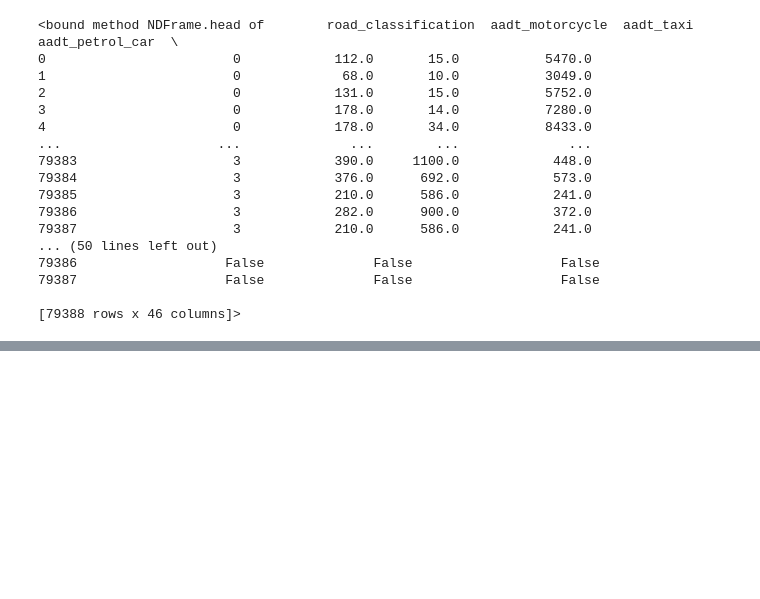
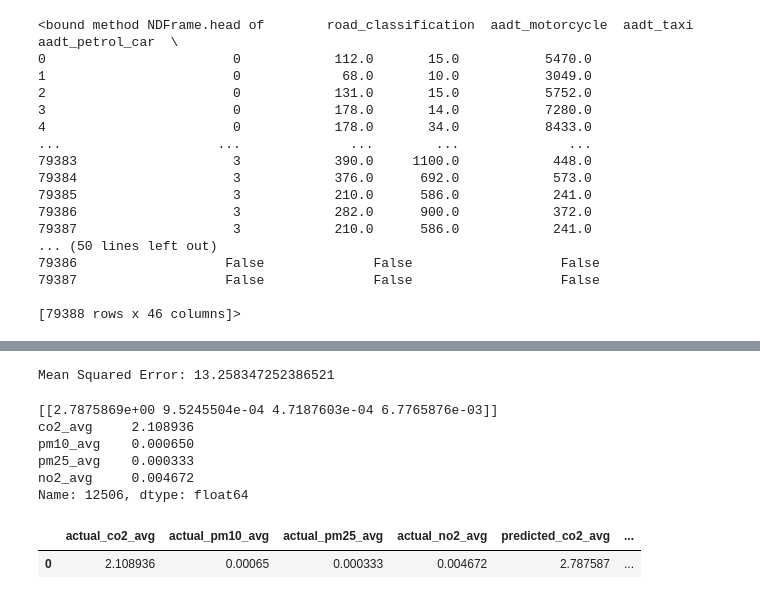
Before and after one commit to osamadev/EmissionsML, a Jupyter notebook: data_exploration_correlation_analysis.ipynb, the cells around one changed output, grey strips where cells are left out. Saved outputs shown, nothing was run; the diff lists cells and outputs as text; code cells hidden in the pictures; blank space fills up the shorter version.

Commit message:
final list of features and Xgboost model

```diff
--- a/data_exploration_correlation_analysis.ipynb
+++ b/data_exploration_correlation_analysis.ipynb
@@ -919,0 +970,65 @@ final_merged_df.head
+# %%
+# implement multi-output regression using xgboost regressor
+from sklearn.multioutput import MultiOutputRegressor
+from xgboost import XGBRegressor
+from sklearn.model_selection import train_test_split
+from sklearn.metrics import mean_squared_error
+
+# split the data into training and testing sets
+X_train, X_test, y_train, y_test = train_test_split(X, y, test_size=0.2, random_state=42)
+
+# train the model
+xgb = MultiOutputRegressor(XGBRegressor(objective='reg:squarederror', n_estimators=1000,
+                                        learning_rate=0.1, max_depth=6, random_state=42))
+xgb.fit(X_train, y_train)
+
+# predict the target values
+y_pred = xgb.predict(X_test)
+
+# calculate the mean squared error
+mse = mean_squared_error(y_test, y_pred)
+
+print(f'Mean Squared Error: {mse}')
+# %% [output]
+Mean Squared Error: 13.258347252386521
+# %%
+# save the model
+import joblib
+
+joblib.dump(xgb, 'xgb_model.pkl')
+
+# load the model
+xgb = joblib.load('xgb_model.pkl')
+
+# predict the emissions for a new data
+new_data = X_test.iloc[0]
+new_data = new_data.values.reshape(1, -1)
+y_pred = xgb.predict(new_data)
+print(y_pred)
+
+# compare the predicted values with the actual values
+print(y_test.iloc[0])
+# %% [output]
+[[2.7875869e+00 9.5245504e-04 4.7187603e-04 6.7765876e-03]]
+co2_avg     2.108936
+pm10_avg    0.000650
+pm25_avg    0.000333
+no2_avg     0.004672
+Name: 12506, dtype: float64
+# %%
+# display the predicted values and actual values in a dataframe
+y_pred_df = pd.DataFrame(y_pred, columns=['co2_avg', 'pm10_avg', 'pm25_avg', 'no2_avg'])
+y_test_df = y_test.reset_index(drop=True)
+y_test_df = y_test_df.iloc[0].to_frame().T
+y_test_df.columns = ['co2_avg', 'pm10_avg', 'pm25_avg', 'no2_avg']
+
+# rename the columns to have 'actual' and 'predicted' as a prefix
+y_pred_df = y_pred_df.add_prefix('predicted_')
+y_test_df = y_test_df.add_prefix('actual_')
+
+# concatenate the two dataframes
+df_compare = pd.concat([y_test_df, y_pred_df], axis=1)
+df_compare
+# %% [output]
+|  | actual_co2_avg | actual_pm10_avg | actual_pm25_avg | actual_no2_avg | predicted_co2_avg | ... |
+| 0 | 2.108936 | 0.00065 | 0.000333 | 0.004672 | 2.787587 | ... |
```
Also changed, not shown: parts of 11 cells of this notebook, 5 other files.
